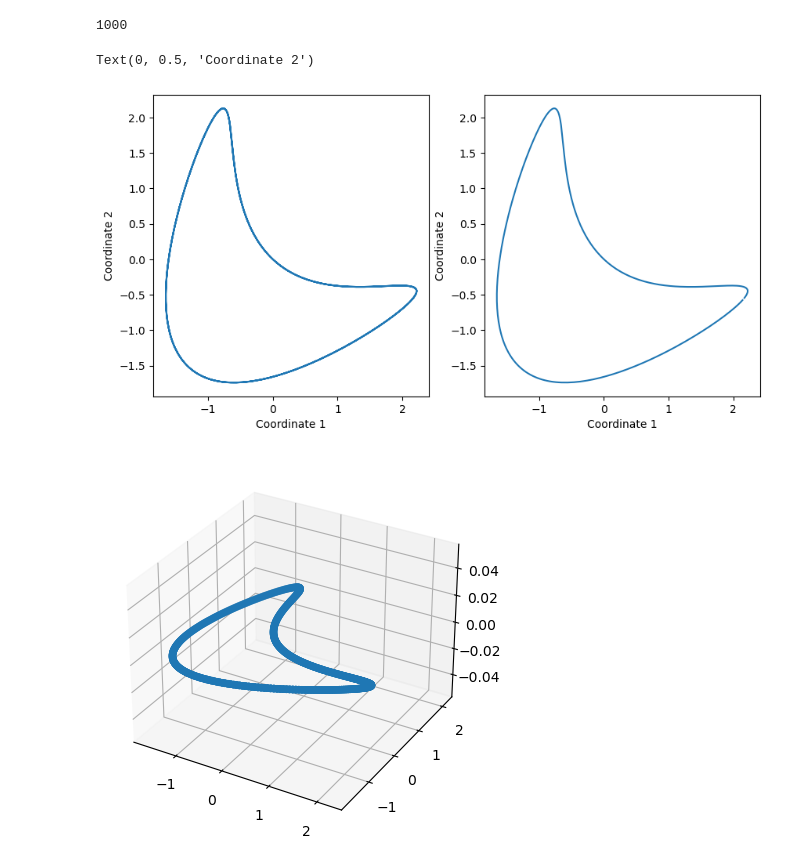
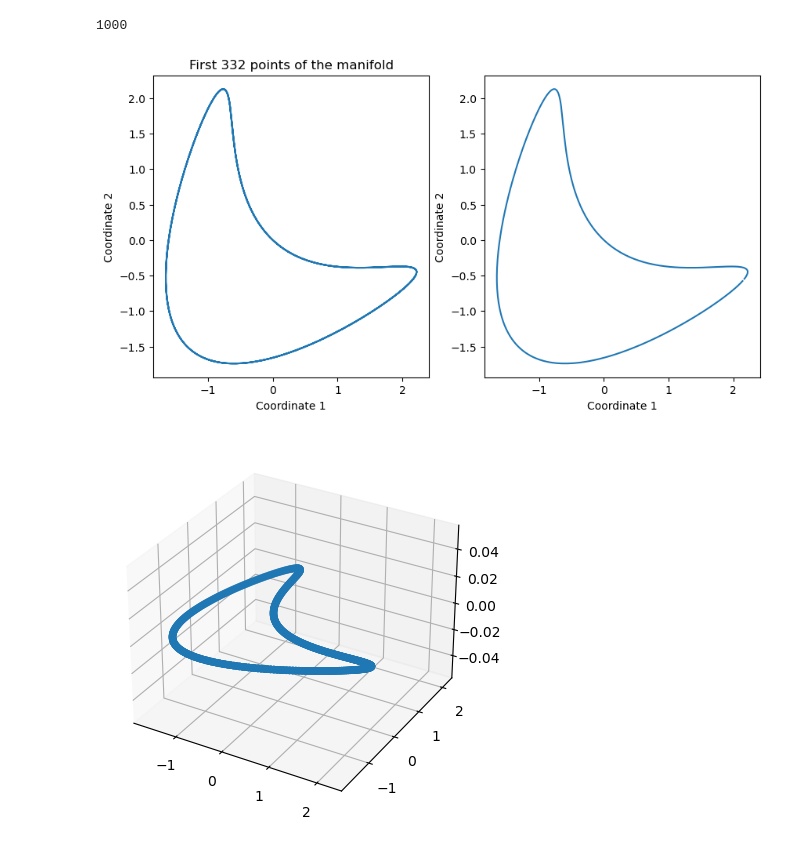
Before and after one commit to Augustin690/learning-dynamical-systems, a Jupyter notebook: src/part2/task4_1.ipynb, the cells around one changed output. Drawn from its saved outputs; the diff is of its cells as text; code cells hidden in the pictures.

```diff
--- a/src/part2/task4_1.ipynb
+++ b/src/part2/task4_1.ipynb
@@ -17,15 +17,16 @@ len(X)
 # %%
 fig, ax = plt.subplots(1,2, figsize =(10,5))
 ax[0].plot(X[:,0],X[:,1])
 ax[0].set_xlabel("Coordinate 1")
 ax[0].set_ylabel("Coordinate 2")
-
+ax[0].set_title("Periodic manifold")
 ax[1].plot(X[:332,0],X[:332,1])
 ax[1].set_xlabel("Coordinate 1")
 ax[1].set_ylabel("Coordinate 2")
+ax[0].set_title("First 332 points of the manifold")
+plt.savefig('../../plot/1d_manifold.png')
 # %% [output]
-Text(0, 0.5, 'Coordinate 2')
-[figure, old version]
+[figure, new version]
 # %%
 ax = plt.figure().add_subplot(projection='3d')
 ax.scatter(X[:,0],X[:,1])
```
Also changed, not shown: parts of 4 cells of this notebook, 25 other files.
